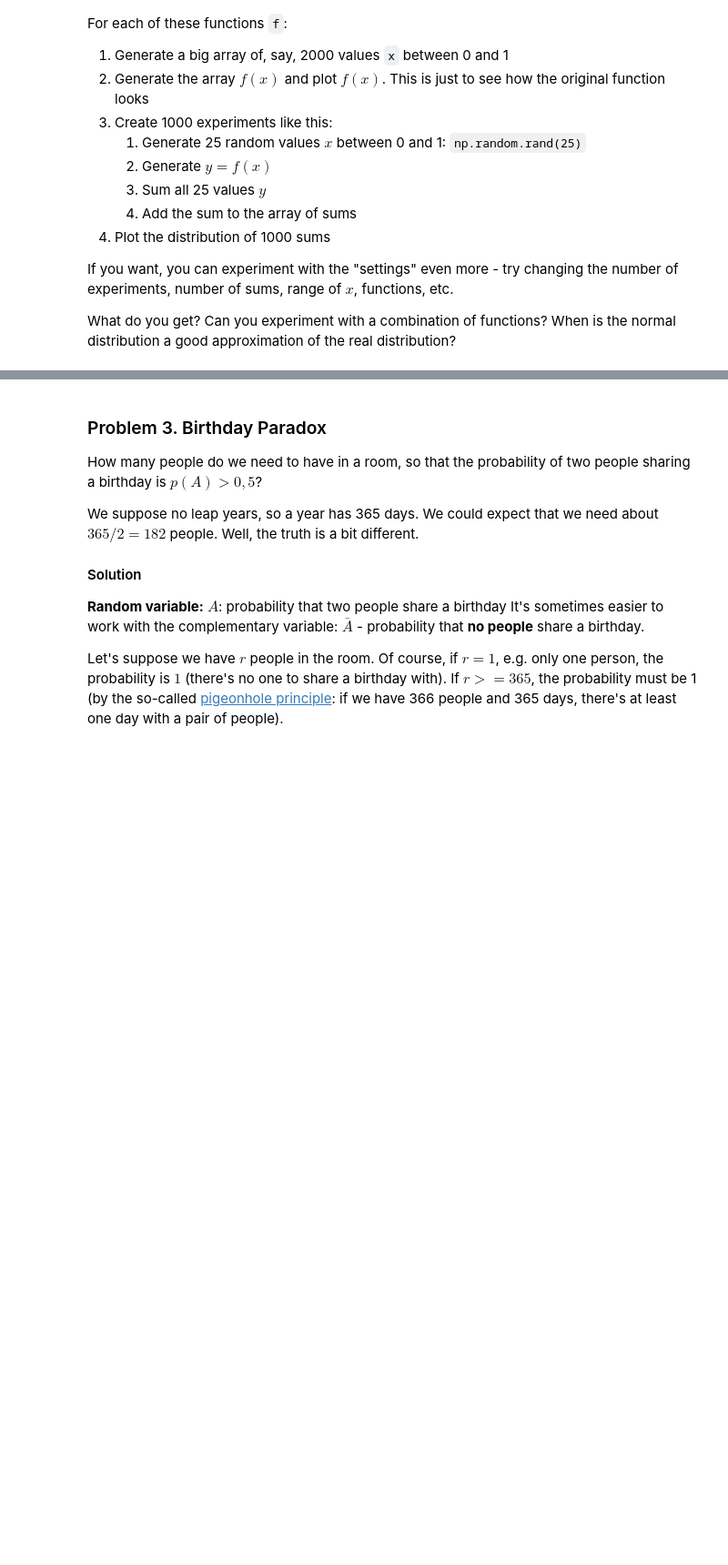
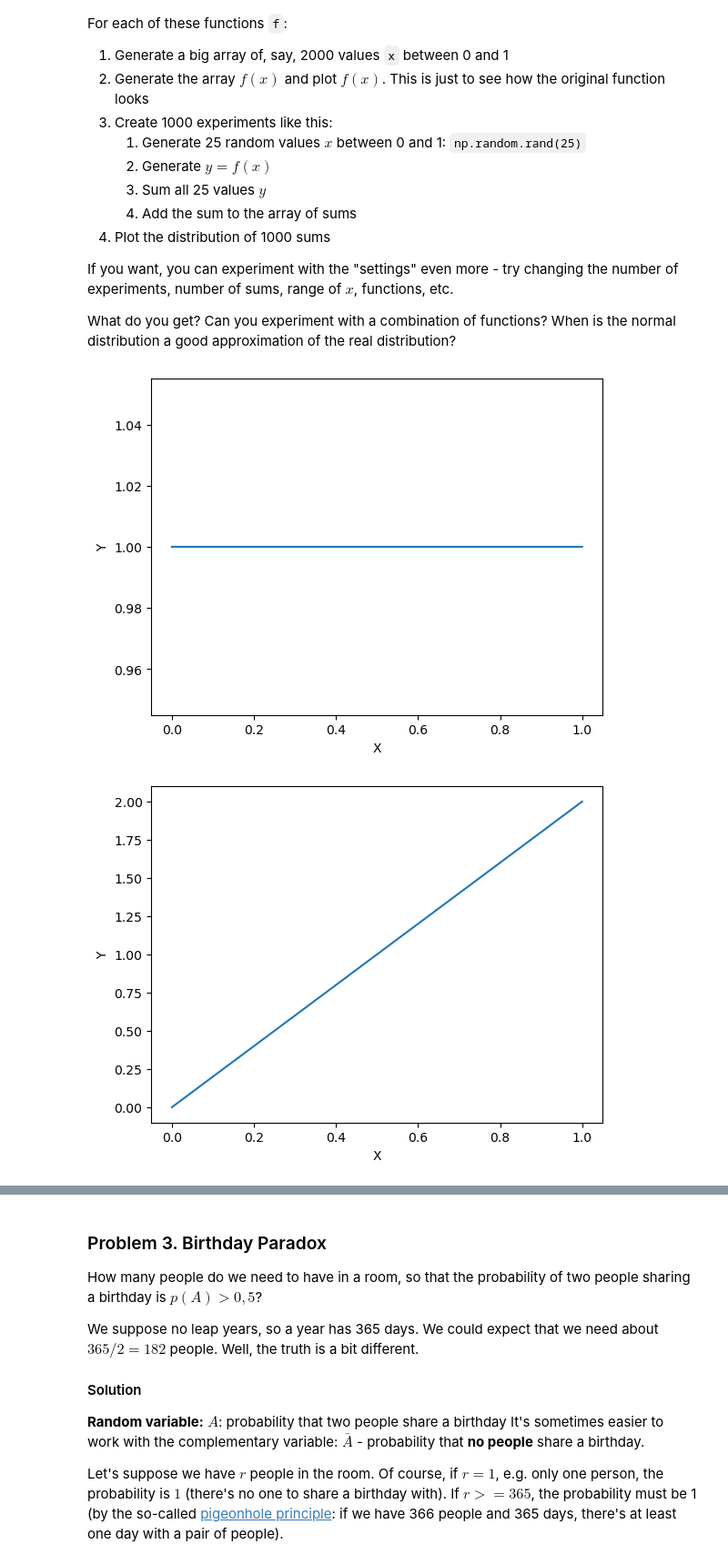
Before and after one commit to BoykoPetevBoev/SoftUni-Math-Concepts-for-Developers-March-2022, a Jupyter notebook: 10. Probability-and-Combinatorics-Exercise/Probability and Combinatorics Exercise.ipynb, the cells around one changed output, grey strips where cells are left out. Shown at 91% size. Cells and saved outputs as stored; diff of their text form; code cells hidden in the pictures; blank space fills up the shorter version.

```diff
--- a/10. Probability-and-Combinatorics-Exercise/Probability and Combinatorics Exercise.ipynb
+++ b/10. Probability-and-Combinatorics-Exercise/Probability and Combinatorics Exercise.ipynb
@@ -100,0 +113,20 @@ What do you get? Can you experiment with a combination of functions? When is the
+# %%
+functions = [
+    lambda x: [1] * len(x),
+    lambda x: 2 * x,
+    lambda x: 3 * x ** 2,
+    lambda x: 4 * np.abs(x - 0.5),
+    lambda x: 2 - 4 * np.abs(x - 0.5)
+]
+# %%
+for f in functions:
+    x = np.linspace(0, 1, 2000)
+    y = f(x)
+
+    plt.plot(x, y)
+    plt.xlabel('X')
+    plt.ylabel('Y')
+    plt.show()
+# %% [output]
+[figure, added]
+[figure, added]
```
Also changed, not shown: parts of 12 cells of this notebook.
